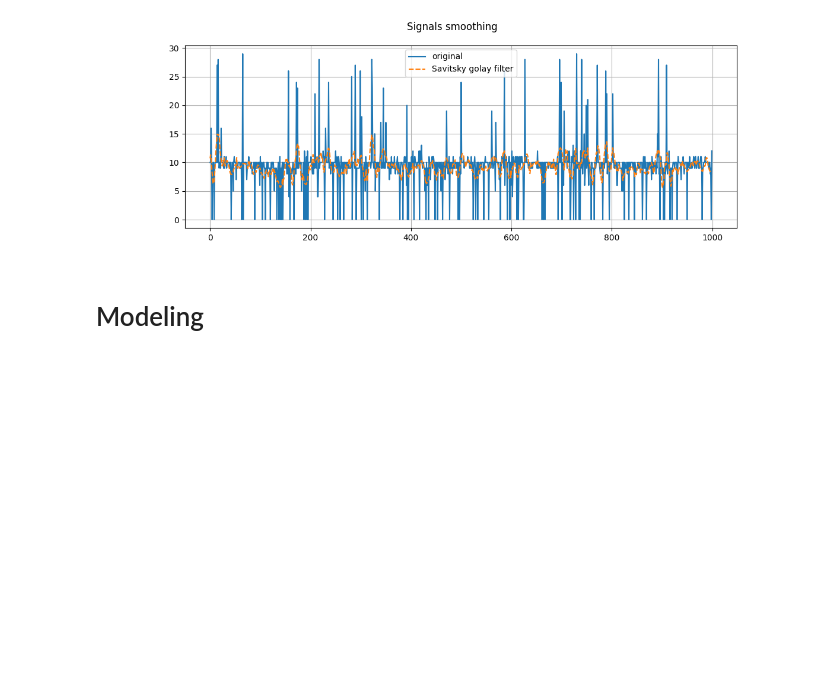
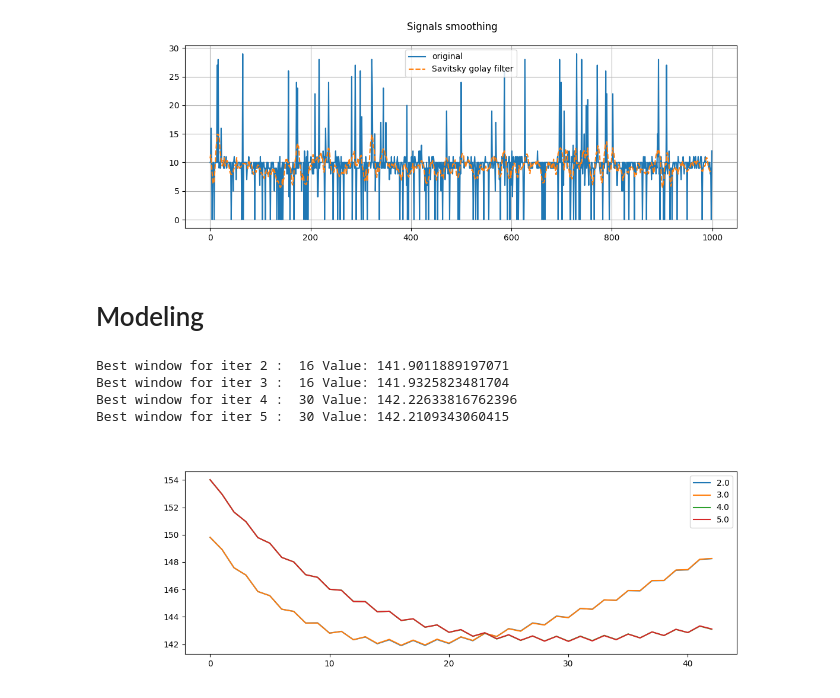
Before and after one commit to Internship-moto/Gestures_3, a Jupyter notebook: notebooks/best window.ipynb, the cells around one changed output. Cells and saved outputs as stored; diff of their text form; code cells hidden in the pictures; blank space fills up the shorter version.

```diff
--- a/notebooks/best window.ipynb
+++ b/notebooks/best window.ipynb
@@ -436,3 +434,50 @@ X_train, X_test = scaler.fit_transform(X_train), scaler.transform(X_test)
 # add_diff(a, shift_=5)
 # %% [markdown]
 # Modeling
+# %%
+# Combine 2 pilots data
+
+X_train_raw, X_test_raw= np.concatenate((X_train_1, X_train_2), axis=0), np.concatenate((X_test_1, X_test_2), axis=0)
+y_train, y_test = np.concatenate((y_train_1, y_train_2), axis=0), np.concatenate((y_test_1, y_test_2), axis=0)
+X_train_raw.shape
+
+result = dict()
+
+for s in range(2,6):
+    metrics = list()
+    for j in range(7,50):
+        X_train = np.transpose([savgol_filter(X_train_raw[:,i], window_length=j, polyorder=s) for i in range(X_train_raw.shape[1])])
+        X_test = np.transpose([savgol_filter(X_test_raw[:,i], window_length=j, polyorder=s) for i in range(X_test_raw.shape[1])])
+
+        # Creation an instance
+        lin = LinearRegression()
+
+        # Train the Model
+        lin.fit(X_train, y_train)
+
+        # Predict target values
+        y_pred= lin.predict(X_test)
+
+        # Display metrics
+        #get_mse(y_test, y_pred)
+        metrics.append(mean_squared_error(y_test, y_pred))
+
+    result.update({s: np.array(metrics)})
+
+#result
+# %%
+#print('Best score: ', np.min(result), 'best window size: ',  np.argmin(result))
+fig, ax = plt.subplots(1, 1, figsize=(12, 4))
+for i in result.keys():
+    plt.plot(result[i])
+    #print('Best score: ', np.argmin(result[i]), 'best window size: ',  np.argmin(result))
+    print(f'Best window for iter {i} : ', np.argmin(result[i]), 'Value:', np.min(result[i]))
+#plt.scatter(np.argmin(result), np.min(result), marker='o', color='black', label=f'Best index: {np.argmin(i)}')
+plt.legend(np.linspace(2,6,5))
+plt.plot();
+# %% [output]
+Best window for iter 2 :  16 Value: 141.9011889197071
+Best window for iter 3 :  16 Value: 141.9325823481704
+Best window for iter 4 :  30 Value: 142.22633816762396
+Best window for iter 5 :  30 Value: 142.2109343060415
+[figure, added]
```
Also changed, not shown: parts of 1 cell of this notebook.
